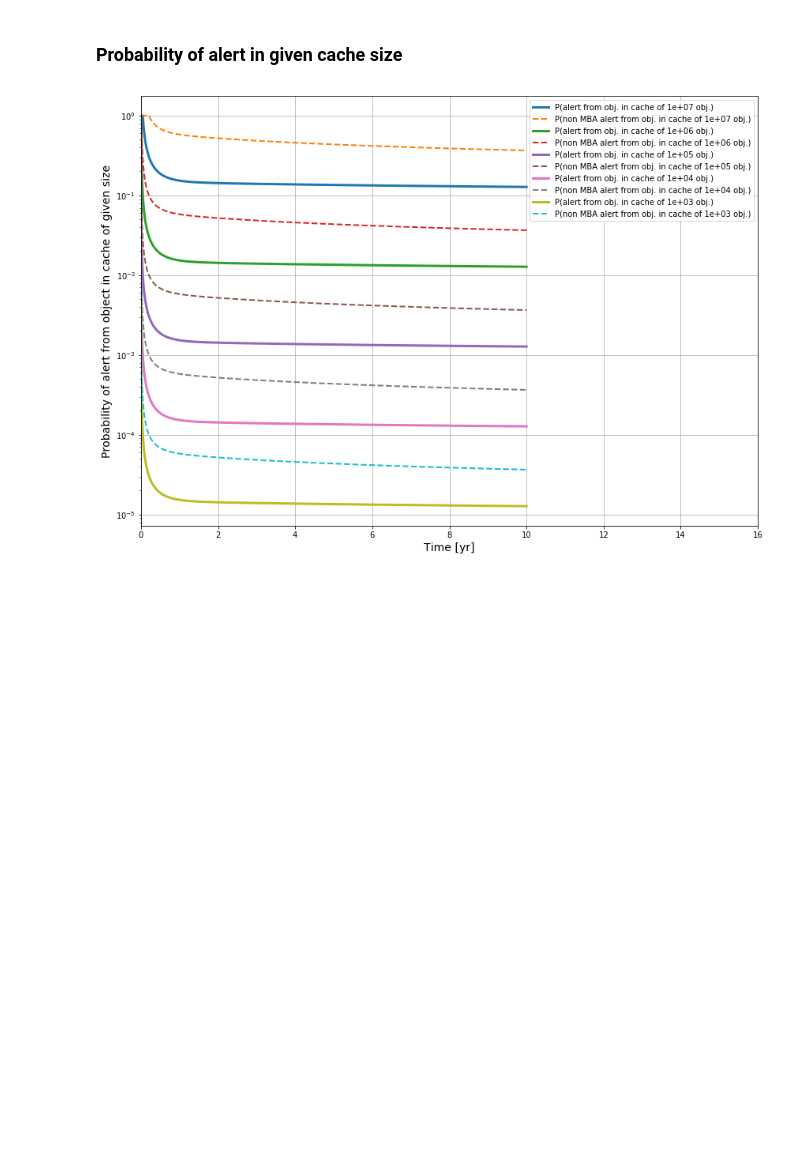
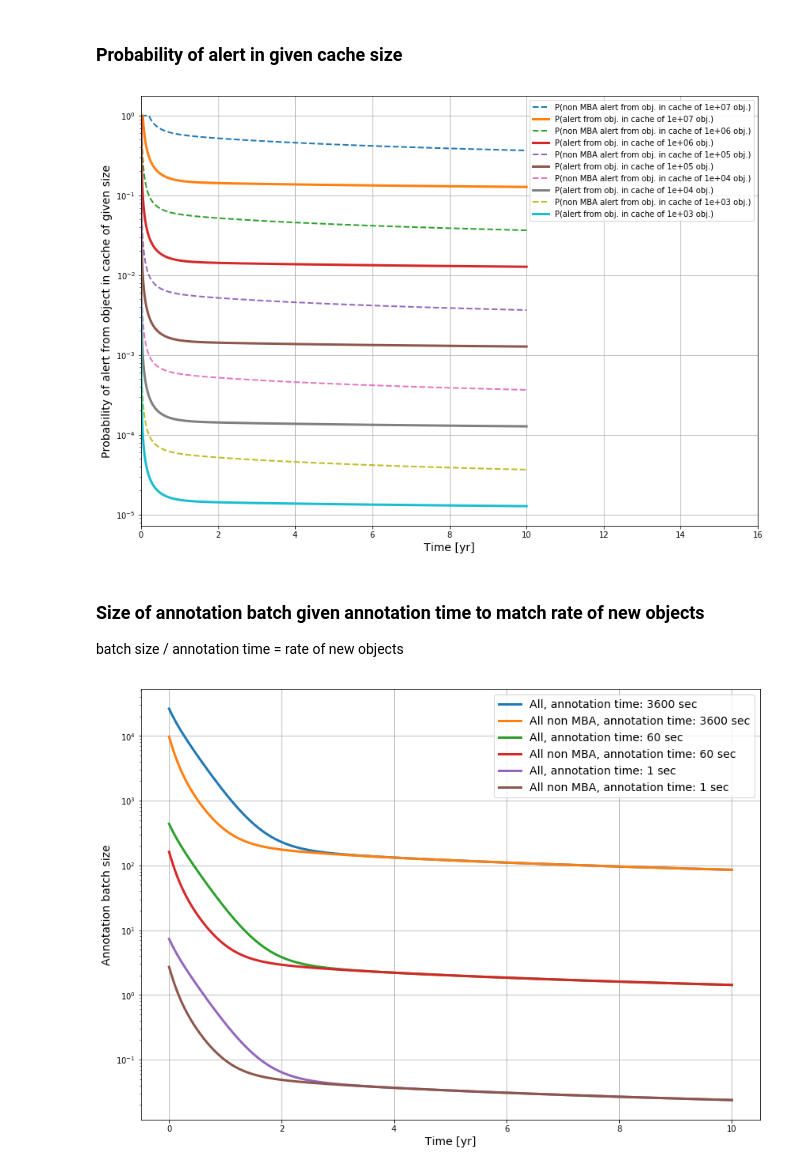
Before and after one commit to fforster/alertsimulation, a Jupyter notebook: alertsimulation.ipynb, the cells around one changed output. Cells and saved outputs as stored; diff of their text form; code cells hidden in the pictures; blank space fills up the shorter version.

Commit message:
Added batch size, removed plots from github

```diff
--- a/alertsimulation.ipynb
+++ b/alertsimulation.ipynb
@@ -104,8 +106,8 @@ plt.savefig('plots/probnew.png')
 # %%
 fig, ax = plt.subplots(figsize = (14, 10))
 for cachesize in [1e7, 1e6, 1e5, 1e4, 1e3]: # number of alerts in cache
+    ax.plot(times, allnonMBA.probobjincache(times, cachesize), label = "P(non MBA alert from obj. in cache of %2.0e obj.)" % cachesize, ls = '--', lw = 2)
     ax.plot(times, allalerts.probobjincache(times, cachesize), label = "P(alert from obj. in cache of %2.0e obj.)" % cachesize, lw = 3)
-    ax.plot(times, allnonMBA.probobjincache(times, cachesize), label = "P(non MBA alert from obj. in cache of %2.0e obj.)" % cachesize, ls = '--', lw = 2)
 ax.set_xlabel("Time [yr]", fontsize = 14)
 ax.set_ylabel("Probability of alert from object in cache of given size", fontsize = 14)
 ax.set_yscale('log')
@@ -114,4 +116,20 @@ ax.grid()
 ax.legend()
 plt.savefig("plots/probscache.png")
 # %% [output]
-[figure, old version]
+[figure, new version]
+# %% [markdown]
+### Size of annotation batch given annotation time to match rate of new objects
+batch size / annotation time = rate of new objects
+# %%
+fig, ax = plt.subplots(figsize = (14, 10))
+for annotationtime in [3600, 60, 1]: # number of alerts in cache
+    ax.plot(times, allalerts.annotationbatchsize(times, annotationtime), label = "All, annotation time: %i sec" % annotationtime, lw = 3)
+    ax.plot(times, allnonMBA.annotationbatchsize(times, annotationtime), label = "All non MBA, annotation time: %i sec" % annotationtime, lw = 3)
+ax.set_xlabel("Time [yr]", fontsize = 14)
+ax.set_ylabel("Annotation batch size", fontsize = 14)
+ax.set_yscale('log')
+ax.grid()
+ax.legend(fontsize = 14)
+plt.savefig("plots/annotationbatch.png")
+# %% [output]
+[figure, added]
```
Also changed, not shown: parts of 1 cell of this notebook, 2 other files.
